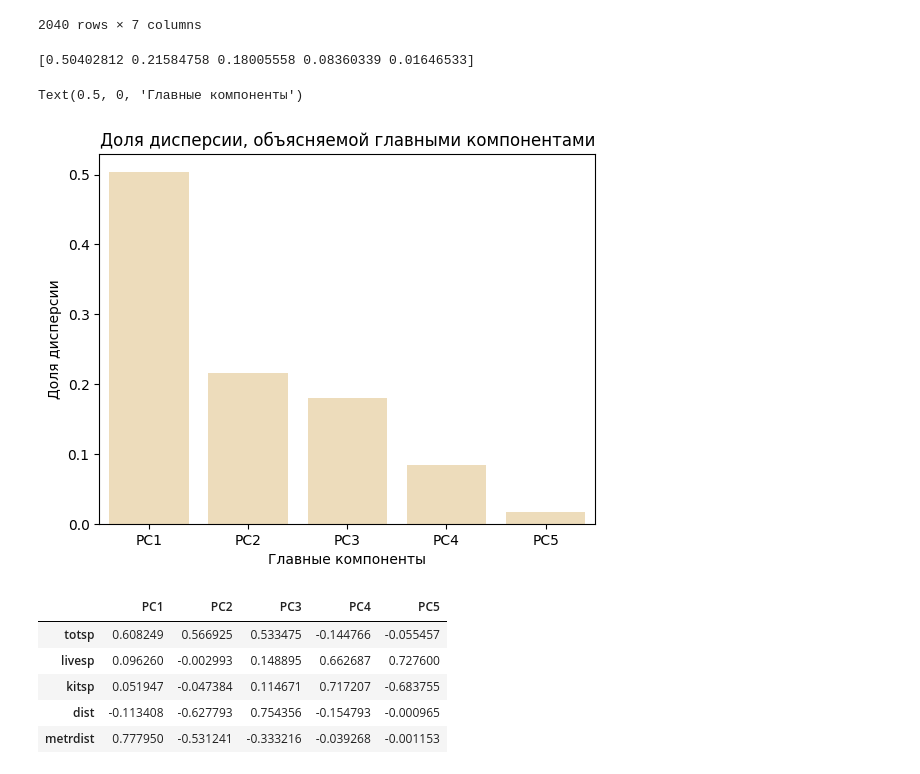
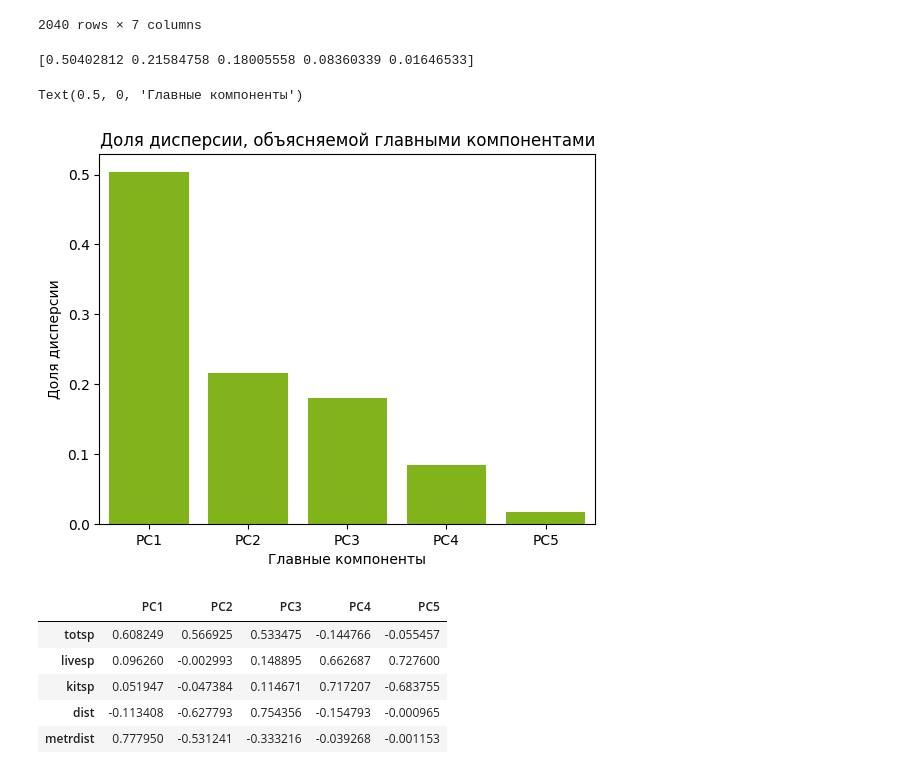
Before and after one commit to pvpogorelova/metrics_24_25, a Jupyter notebook: sem_09.ipynb, the cells around one changed output. Saved outputs shown, nothing was run; the diff lists cells and outputs as text; code cells hidden in the pictures.

```diff
--- a/sem_09.ipynb
+++ b/sem_09.ipynb
@@ -309,16 +308,17 @@ principaldata
 | 2039 | -0.972193 | 0.127194 | 1.410412 | -0.544588 | -0.201504 | 1.609375 | 1 |
 2040 rows × 7 columns
 # %%
+# Посмотрим, какую доля дисперсии разброса зависимой переменной составляют главные компоненты
 print(pca_model.explained_variance_ratio_)
 d = pd.DataFrame({'var':pca_model.explained_variance_ratio_, 'PC':['PC1', 'PC2', 'PC3','PC4','PC5']})
-graph = sns.barplot(x = 'PC', y = 'var', data = d, color = 'wheat')
+graph = sns.barplot(x = 'PC', y = 'var', data = d, color = '#8ACE00')
 graph.set_title('Доля дисперсии, объясняемой главными компонентами')
 graph.set_ylabel('Доля дисперсии')
 graph.set_xlabel('Главные компоненты')
 # %% [output]
 [0.50402812 0.21584758 0.18005558 0.08360339 0.01646533]
 Text(0.5, 0, 'Главные компоненты')
-[figure, old version]
+[figure, new version]
 # %%
 # Веса исходных центрированно-нормированных признаков в главных компонентах
 pd.DataFrame(pca_model.components_, columns = ['PC1', 'PC2', 'PC3', 'PC4', 'PC5'], index = ['totsp', 'livesp', 'kitsp', 'dist', 'metrdist'])
```
Also changed, not shown: parts of 13 cells of this notebook.
